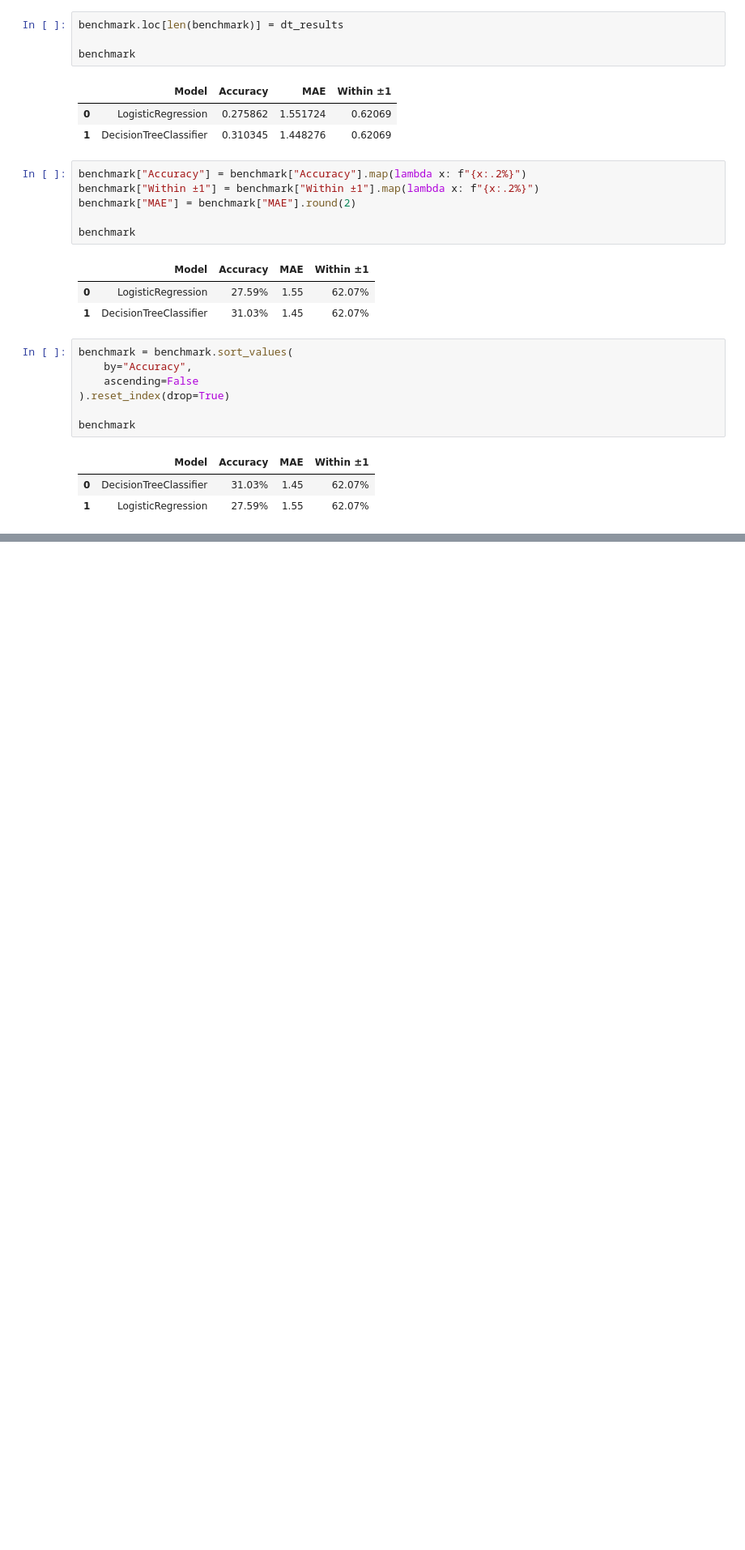
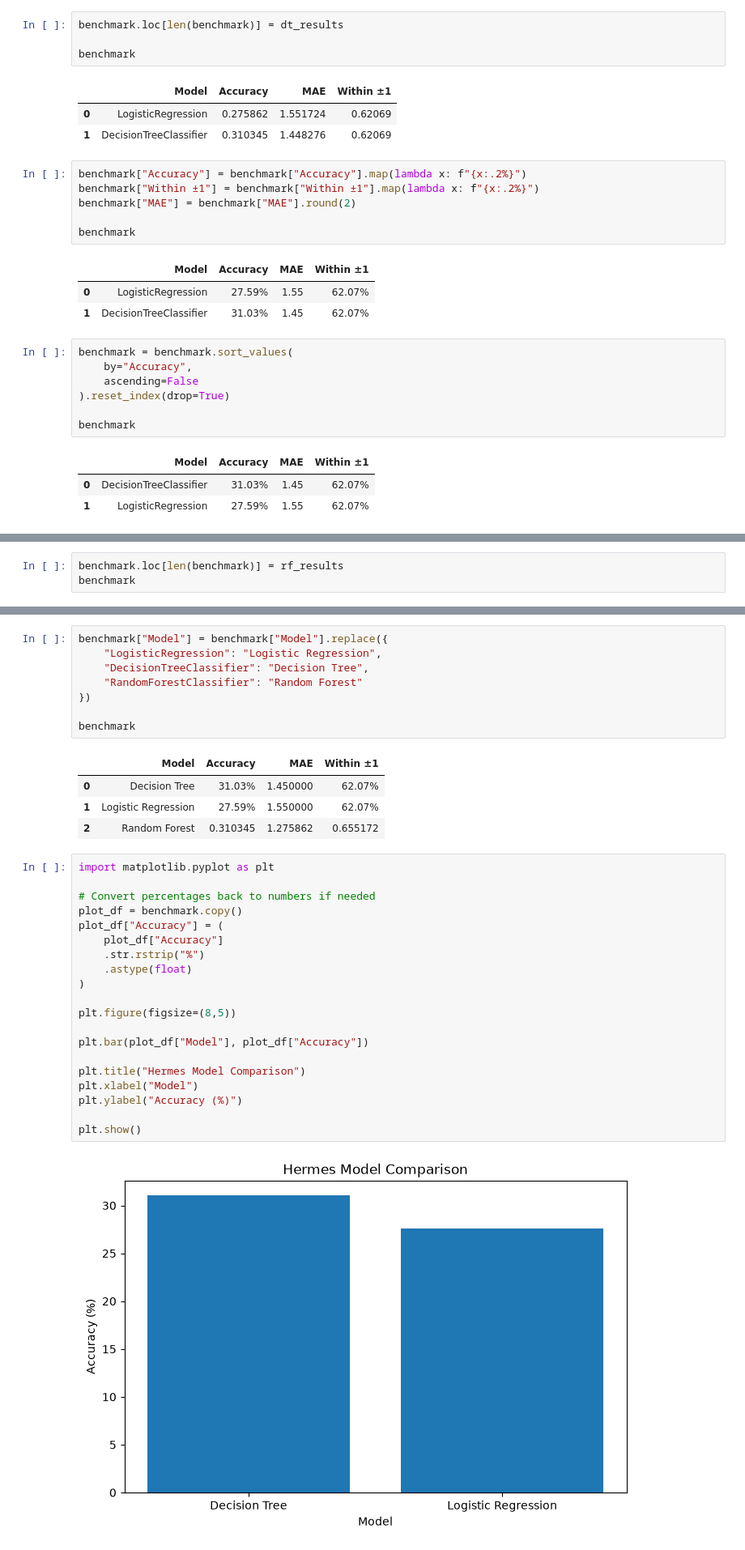
Before and after one commit to P0RUS/Hermes, a Jupyter notebook: notebooks/analysis.ipynb, the cells around one changed output, grey strips where cells are left out. Shown at 81% size. Saved outputs shown, nothing was run; the diff lists cells and outputs as text; blank space fills up the shorter version.

Commit message:
Refactor benchmark evaluation pipeline

```diff
--- a/notebooks/analysis.ipynb
+++ b/notebooks/analysis.ipynb
@@ -505,0 +506,3 @@ benchmark
+# %%
+benchmark.loc[len(benchmark)] = rf_results
+benchmark
@@ -505,0 +514,35 @@ benchmark
+# %%
+benchmark["Model"] = benchmark["Model"].replace({
+    "LogisticRegression": "Logistic Regression",
+    "DecisionTreeClassifier": "Decision Tree",
+    "RandomForestClassifier": "Random Forest"
+})
+
+benchmark
+# %% [output]
+|  | Model | Accuracy | MAE | Within ±1 |
+| 0 | Decision Tree | 31.03% | 1.450000 | 62.07% |
+| 1 | Logistic Regression | 27.59% | 1.550000 | 62.07% |
+| 2 | Random Forest | 0.310345 | 1.275862 | 0.655172 |
+# %%
+import matplotlib.pyplot as plt
+
+# Convert percentages back to numbers if needed
+plot_df = benchmark.copy()
+plot_df["Accuracy"] = (
+    plot_df["Accuracy"]
+    .str.rstrip("%")
+    .astype(float)
+)
+
+plt.figure(figsize=(8,5))
+
+plt.bar(plot_df["Model"], plot_df["Accuracy"])
+
+plt.title("Hermes Model Comparison")
+plt.xlabel("Model")
+plt.ylabel("Accuracy (%)")
+
+plt.show()
+# %% [output]
+[figure, added]
```
Also changed, not shown: parts of 16 cells of this notebook, 5 other files.
